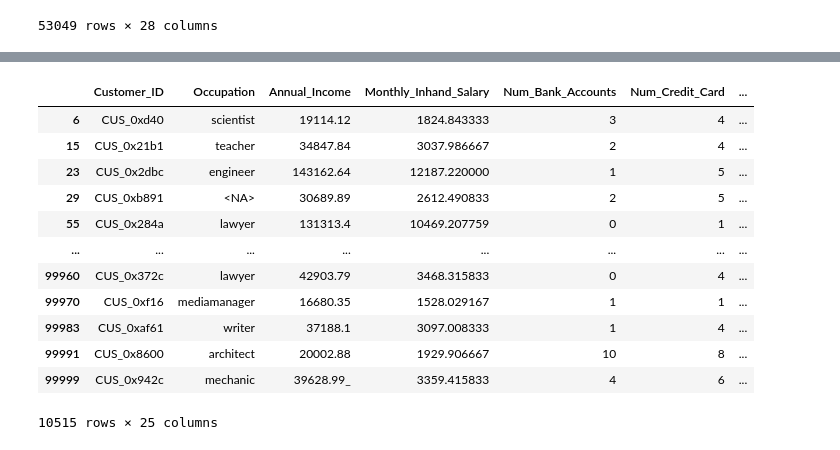
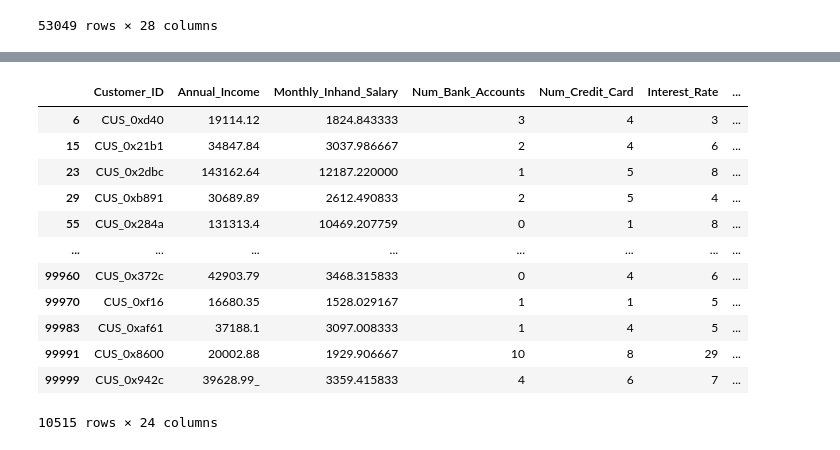
Before and after one commit to Karimme-T/Modelo-de-Puntuacion-Crediticia, a Jupyter notebook: Modelo_1.ipynb, the cells around one changed output, grey strips where cells are left out. Cells and saved outputs as stored; diff of their text form; code cells hidden in the pictures.

```diff
--- a/Modelo_1.ipynb
+++ b/Modelo_1.ipynb
@@ -51,7 +51,7 @@ data_limpia
 | 99999 | 0x25fed | CUS_0x942c | August | Nicks | 25 | 078-73-5990 | Mechanic | 39628.99_ | ... |
 53049 rows × 28 columns
 # %%
-col_no_sirven = ['ID', 'Name','SSN', 'Month']
+col_no_sirven = ['ID', 'Name','SSN', 'Month', 'Occupation']
 data_limpia= data_limpia.drop(columns=col_no_sirven)
 data_limpia
 # %% [output]
@@ -127,9 +127,9 @@ pesos_edades = {
     '25-29': 15,
     '30-34': 30,
     '35-44': 25,
-    '45-59': 15,
+    '45-59': 18,
     '60-69': 5,
-    '70-90': 5
+    '70-90': 2
 }
 
 def edades(df, drop_original=True, pesos=True):
@@ -149,4 +149,3 @@ def edades(df, drop_original=True, pesos=True):
 
 
 df_limpia = edades(df_limpia, drop_original=True, pesos=True)
-df_limpia[['Rangos_edades', 'Peso_edades']].head()
@@ -160,38 +152,37 @@ df_limpia[['Rangos_edades', 'Peso_edades']].head()
 # %%
 # Normalización de todas las columnas que tienen texto
 
 def normalizar_texto (s: pd.Series) -> pd.Series:
     s = s.astype(str).str.strip().str.lower()
     s = s.replace(r'\s+', ' ', regex=True)
     s = s.apply(lambda x: unicodedata.normalize('NFKD', x).encode('ascii', 'ignore').decode('ascii'))
     s = s.str.replace(r"[^a-z0-9 /&-]", "", regex=True)
     s = s.replace({"": pd.NA})
 
     return s
 
-df_limpia['Occupation'] = normalizar_texto(df_limpia['Occupation'])
 df_limpia['Type_of_Loan'] = normalizar_texto(df_limpia['Type_of_Loan'])
 df_limpia['Credit_Mix'] = normalizar_texto(df_limpia['Credit_Mix'])
 df_limpia['Credit_History_Age'] = normalizar_texto(df_limpia['Credit_History_Age'])
 df_limpia['Payment_of_Min_Amount'] = normalizar_texto(df_limpia['Payment_of_Min_Amount'])
 df_limpia['Payment_Behaviour'] = normalizar_texto(df_limpia['Payment_Behaviour'])
 df_limpia['Credit_Score'] = normalizar_texto(df_limpia['Credit_Score'])
 
 df_limpia
 # %% [output]
-|  | Customer_ID | Occupation | Annual_Income | Monthly_Inhand_Salary | Num_Bank_Accounts | Num_Credit_Card | ... |
-| 6 | CUS_0xd40 | scientist | 19114.12 | 1824.843333 | 3 | 4 | ... |
-| 15 | CUS_0x21b1 | teacher | 34847.84 | 3037.986667 | 2 | 4 | ... |
-| 23 | CUS_0x2dbc | engineer | 143162.64 | 12187.220000 | 1 | 5 | ... |
-| 29 | CUS_0xb891 | <NA> | 30689.89 | 2612.490833 | 2 | 5 | ... |
-| 55 | CUS_0x284a | lawyer | 131313.4 | 10469.207759 | 0 | 1 | ... |
+|  | Customer_ID | Annual_Income | Monthly_Inhand_Salary | Num_Bank_Accounts | Num_Credit_Card | Interest_Rate | ... |
+| 6 | CUS_0xd40 | 19114.12 | 1824.843333 | 3 | 4 | 3 | ... |
+| 15 | CUS_0x21b1 | 34847.84 | 3037.986667 | 2 | 4 | 6 | ... |
+| 23 | CUS_0x2dbc | 143162.64 | 12187.220000 | 1 | 5 | 8 | ... |
+| 29 | CUS_0xb891 | 30689.89 | 2612.490833 | 2 | 5 | 4 | ... |
+| 55 | CUS_0x284a | 131313.4 | 10469.207759 | 0 | 1 | 8 | ... |
 | ... | ... | ... | ... | ... | ... | ... | ... |
-| 99960 | CUS_0x372c | lawyer | 42903.79 | 3468.315833 | 0 | 4 | ... |
-| 99970 | CUS_0xf16 | mediamanager | 16680.35 | 1528.029167 | 1 | 1 | ... |
-| 99983 | CUS_0xaf61 | writer | 37188.1 | 3097.008333 | 1 | 4 | ... |
-| 99991 | CUS_0x8600 | architect | 20002.88 | 1929.906667 | 10 | 8 | ... |
-| 99999 | CUS_0x942c | mechanic | 39628.99_ | 3359.415833 | 4 | 6 | ... |
+| 99960 | CUS_0x372c | 42903.79 | 3468.315833 | 0 | 4 | 6 | ... |
+| 99970 | CUS_0xf16 | 16680.35 | 1528.029167 | 1 | 1 | 5 | ... |
+| 99983 | CUS_0xaf61 | 37188.1 | 3097.008333 | 1 | 4 | 5 | ... |
+| 99991 | CUS_0x8600 | 20002.88 | 1929.906667 | 10 | 8 | 29 | ... |
+| 99999 | CUS_0x942c | 39628.99_ | 3359.415833 | 4 | 6 | 7 | ... |
-10515 rows × 25 columns
+10515 rows × 24 columns
 # %%
 #Separar el dataset en train y test
 t = 'Credit_Score'
```
Also changed, not shown: parts of 17 cells of this notebook.
